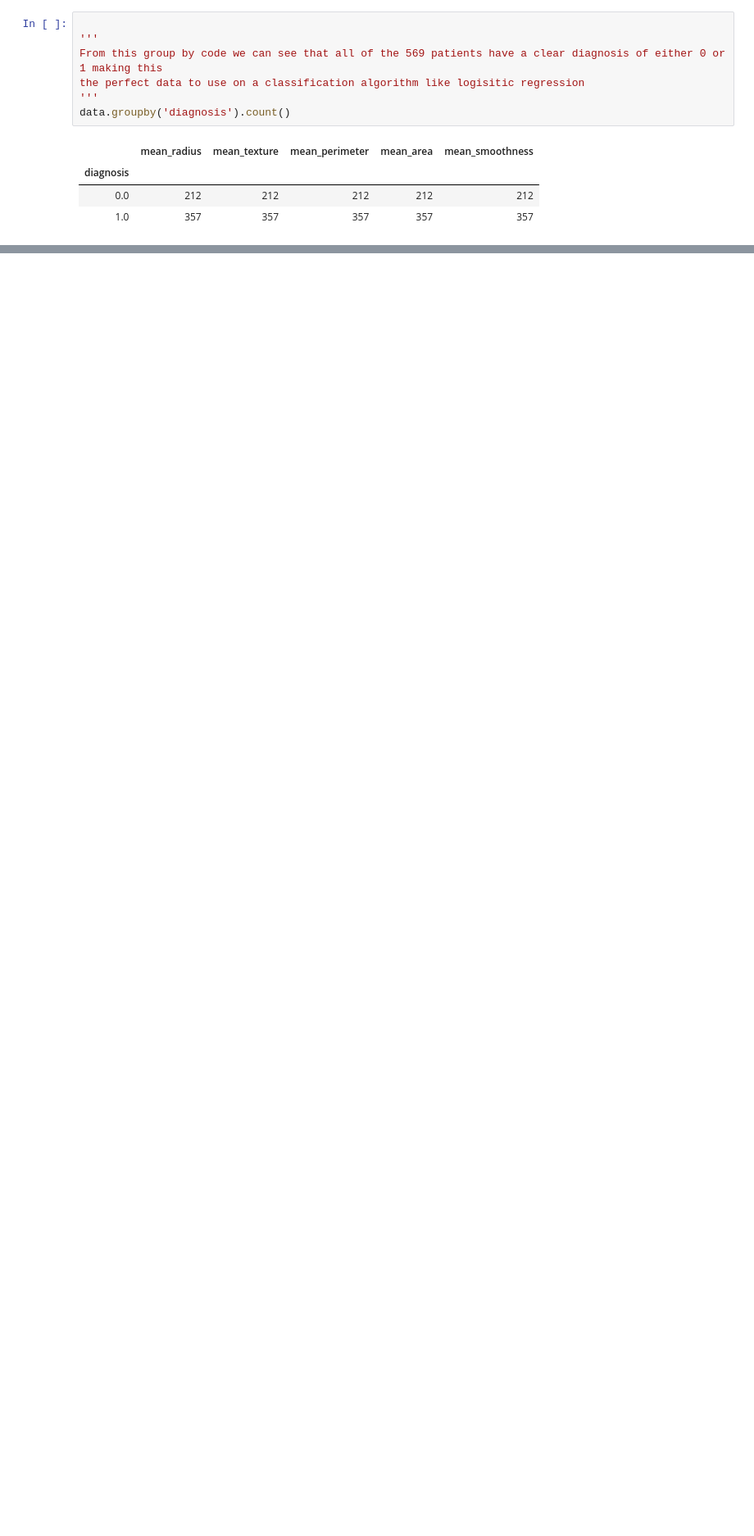
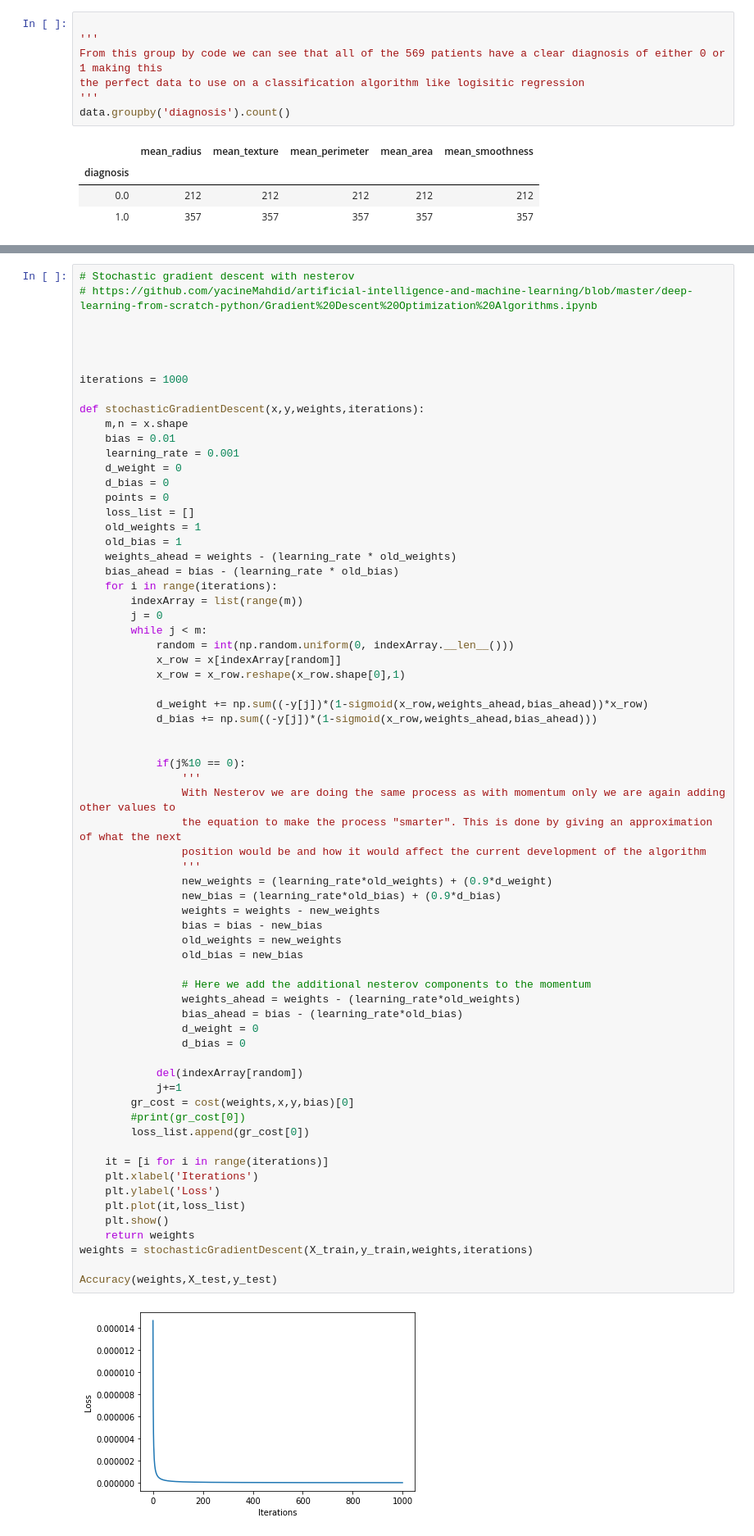
Before and after one commit to ptravis765/Projects-in-AI-and-ML, a Jupyter notebook: Projects in AI and ML HW1.ipynb, the cells around one changed output, grey strips where cells are left out. Shown: that part at 82% size. Cells and saved outputs as stored; diff of their text form; blank space fills up the shorter version.

```diff
--- a/Projects in AI and ML HW1.ipynb
+++ b/Projects in AI and ML HW1.ipynb
@@ -421,0 +333,69 @@ Accuracy: 0.6274165202108963
+# %%
+# Stochastic gradient descent with nesterov
+# https://github.com/yacineMahdid/artificial-intelligence-and-machine-learning/blob/master/deep-learning-from-scratch-python/Gradient%20Descent%20Optimization%20Algorithms.ipynb
+
+
+
+
+iterations = 1000
+
+def stochasticGradientDescent(x,y,weights,iterations):
+    m,n = x.shape
+    bias = 0.01
+    learning_rate = 0.001
+    d_weight = 0
+    d_bias = 0
+    points = 0
+    loss_list = []
+    old_weights = 1
+    old_bias = 1
+    weights_ahead = weights - (learning_rate * old_weights)
+    bias_ahead = bias - (learning_rate * old_bias)
+    for i in range(iterations):
+        indexArray = list(range(m))
+        j = 0
+        while j < m:
+            random = int(np.random.uniform(0, indexArray.__len__()))
+            x_row = x[indexArray[random]]
+            x_row = x_row.reshape(x_row.shape[0],1)
+
+            d_weight += np.sum((-y[j])*(1-sigmoid(x_row,weights_ahead,bias_ahead))*x_row)
+            d_bias += np.sum((-y[j])*(1-sigmoid(x_row,weights_ahead,bias_ahead)))
+
+
+            if(j%10 == 0):
+                '''
+                With Nesterov we are doing the same process as with momentum only we are again adding other values to
+                the equation to make the process "smarter". This is done by giving an approximation of what the next
+                position would be and how it would affect the current development of the algorithm
+                '''
+                new_weights = (learning_rate*old_weights) + (0.9*d_weight)
+                new_bias = (learning_rate*old_bias) + (0.9*d_bias)
+                weights = weights - new_weights
+                bias = bias - new_bias
+                old_weights = new_weights
+                old_bias = new_bias
+
+                # Here we add the additional nesterov components to the momentum
+                weights_ahead = weights - (learning_rate*old_weights)
+                bias_ahead = bias - (learning_rate*old_bias)
+                d_weight = 0
+                d_bias = 0
+
+            del(indexArray[random])
+            j+=1
+        gr_cost = cost(weights,x,y,bias)[0]
+        #print(gr_cost[0])
+        loss_list.append(gr_cost[0])
+
+    it = [i for i in range(iterations)]
+    plt.xlabel('Iterations')
+    plt.ylabel('Loss')
+    plt.plot(it,loss_list)
+    plt.show()
+    return weights
+weights = stochasticGradientDescent(X_train,y_train,weights,iterations)
+
+Accuracy(weights,X_test,y_test)
+# %% [output]
+[figure, added]
```
Also changed, not shown: parts of 11 cells of this notebook, 1 other file.
